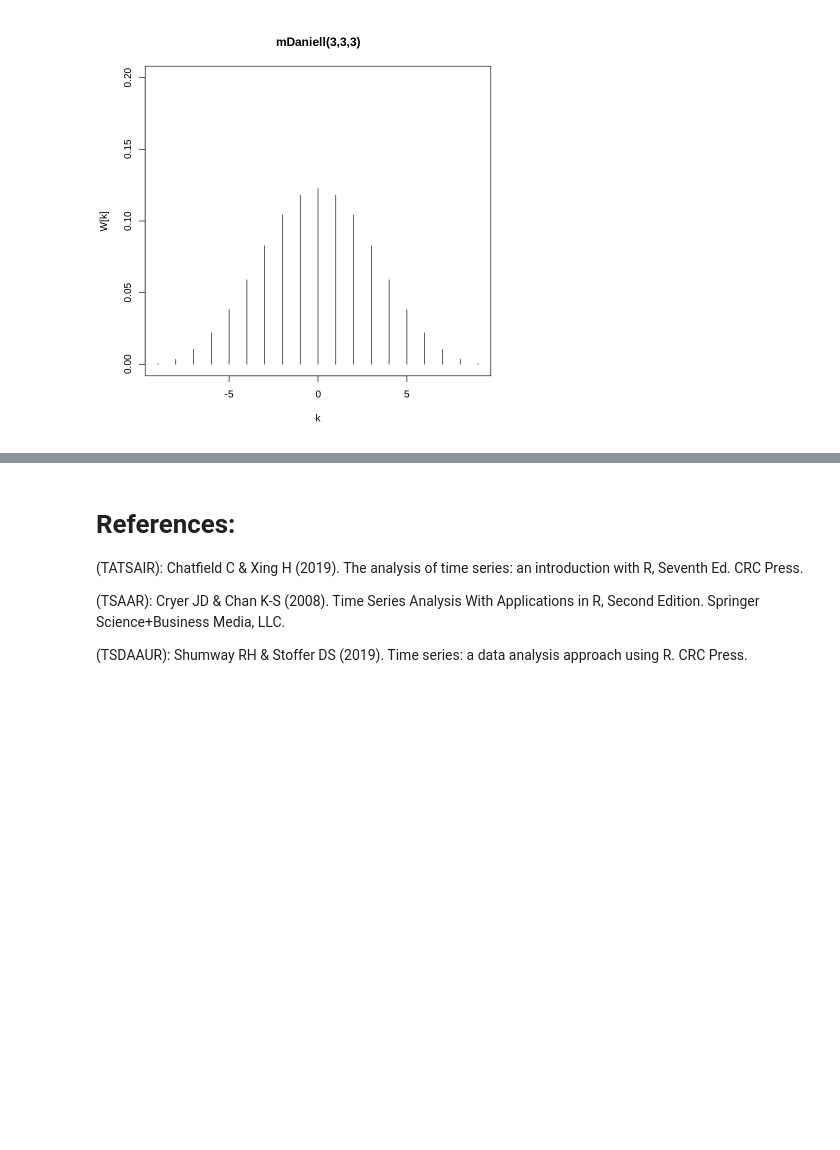
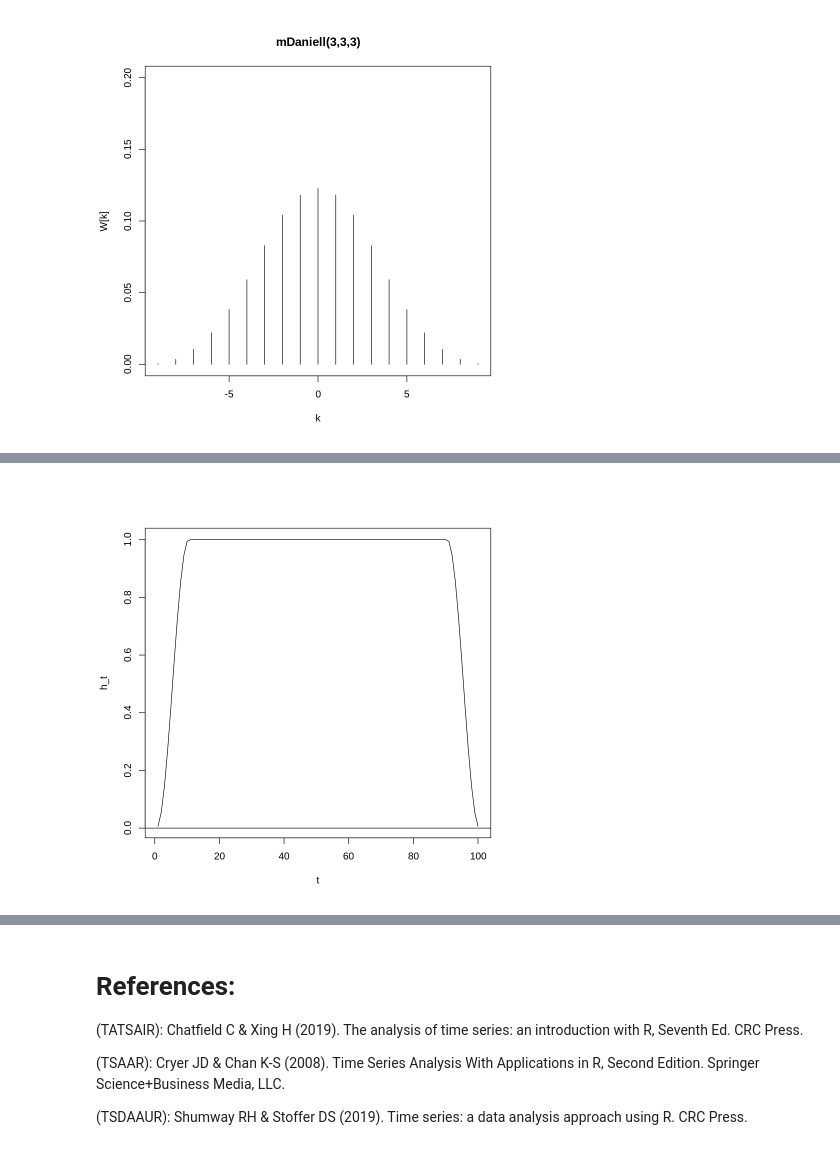
Before and after one commit to pacayton/Stat_268_Advanced_Time_Series_Analysis, a Jupyter notebook: Stat_268_Week_3_4_Freq_Domain_Spectral_Analysis.ipynb, the cells around one changed output, grey strips where cells are left out. Cells and saved outputs as stored; diff of their text form; code cells hidden in the pictures; blank space fills up the shorter version.

```diff
--- a/Stat_268_Week_3_4_Freq_Domain_Spectral_Analysis.ipynb
+++ b/Stat_268_Week_3_4_Freq_Domain_Spectral_Analysis.ipynb
@@ -1061,0 +1211,25 @@ which means that for large sample sizes, i.e., $n \rightarrow \infty$, bias can
+# %%
+## Sample Size
+n <- 100
+
+t <- 1:n
+
+## Taper Parameter
+p = 0.2
+
+m = n*p/2
+
+## Solving the Tapering function
+
+h_t <- rep(NA, times = n)
+
+for (i in 1:m) { h_t[i] <- 1/2 *(1 - cos(pi*(i-0.5)/m))}
+for (i in (m+1):(n-m)) {h_t[i] <- 1}
+for (i in (n-m+1):n) { h_t[i] <- 1/2 *(1 - cos(pi*(n - i + 0.5)/m))}
+
+## PLotting the Function
+
+plot(t, h_t, type = "l")
+abline(h=0)
+# %% [output]
+[figure, added]
```
Also changed, not shown: parts of 51 cells of this notebook.
